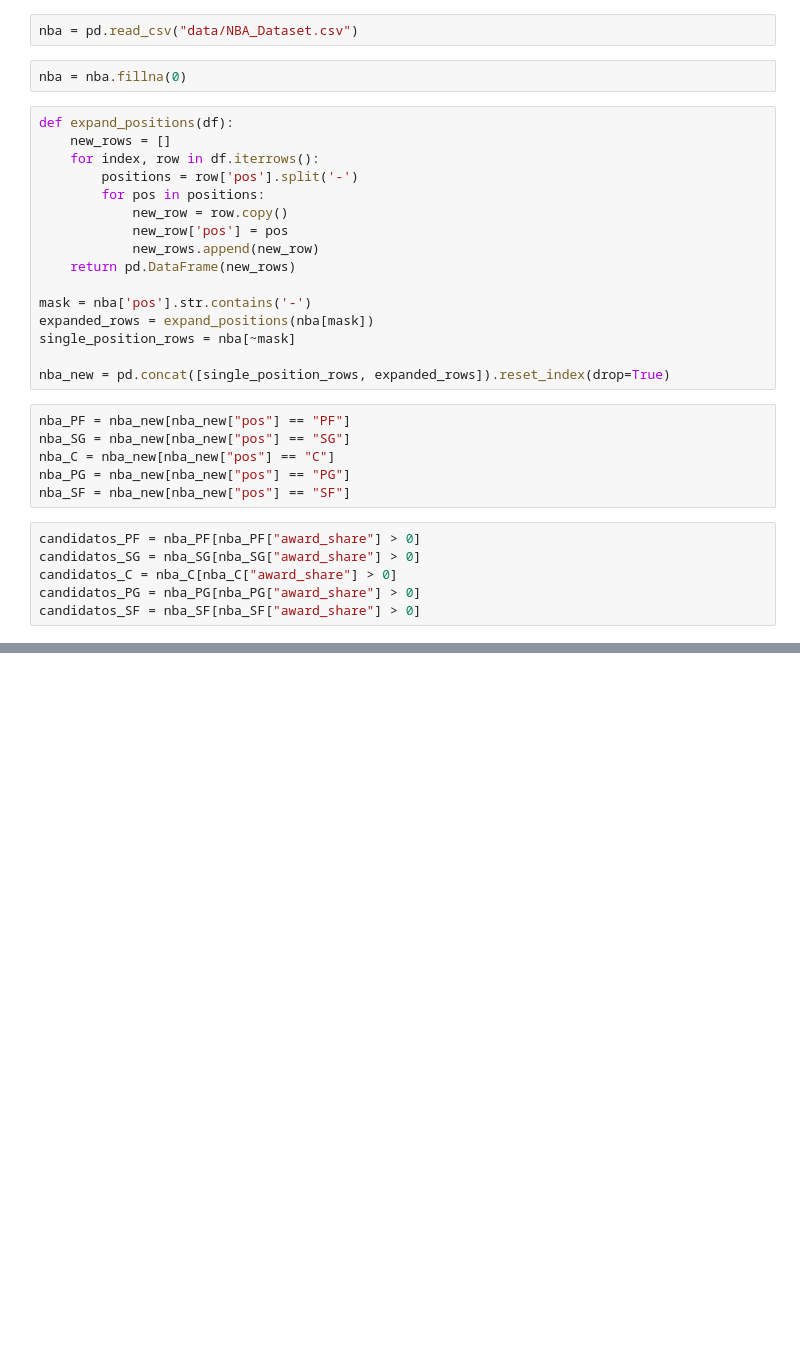
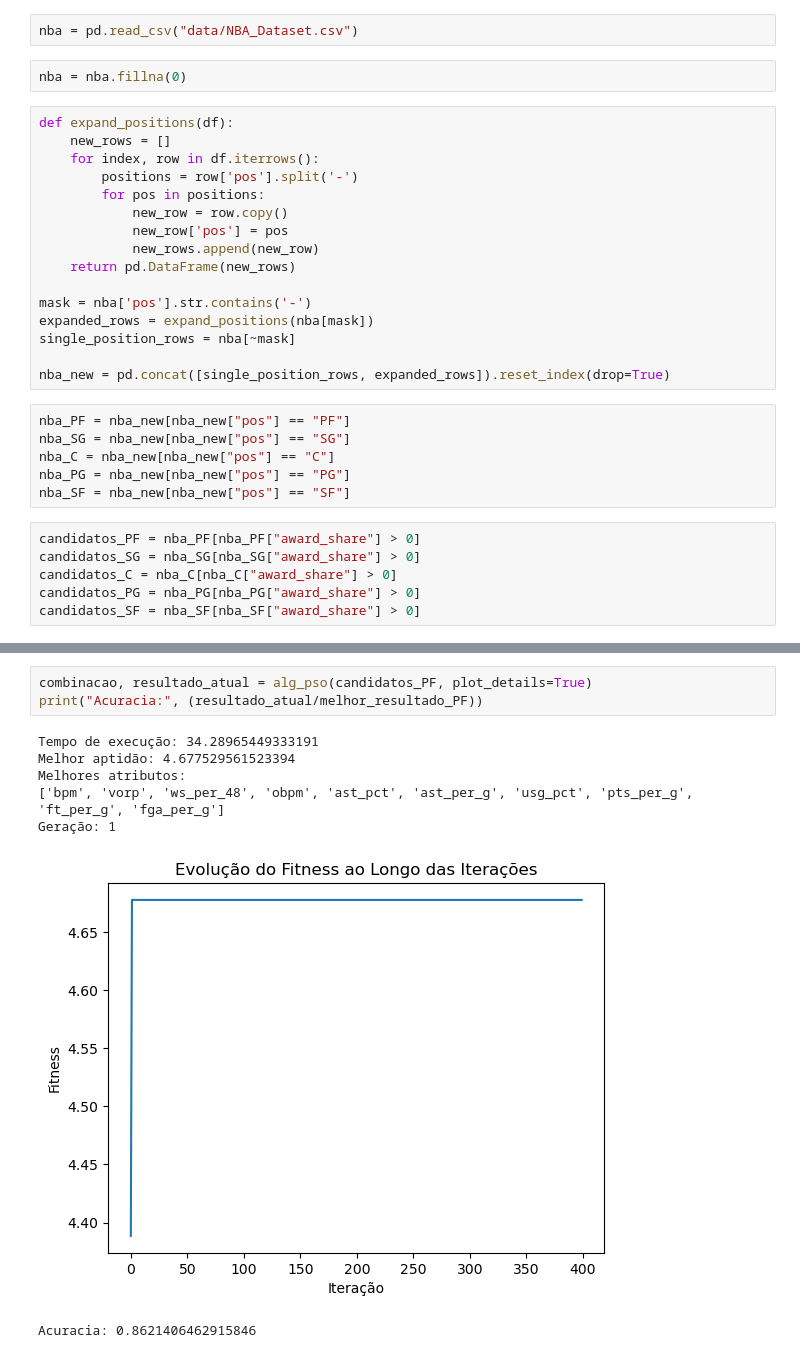
Before and after one commit to luca1-1/comp_evolucionaria, a Jupyter notebook: trabalho.ipynb, the cells around one changed output, grey strips where cells are left out. Drawn from its saved outputs; the diff is of its cells as text; blank space fills up the shorter version.

```diff
--- a/trabalho.ipynb
+++ b/trabalho.ipynb
@@ -230,0 +83,11 @@ Geração: 294
+# %%
+combinacao, resultado_atual = alg_pso(candidatos_PF, plot_details=True)
+print("Acuracia:", (resultado_atual/melhor_resultado_PF))
+# %% [output]
+Tempo de execução: 34.28965449333191
+Melhor aptidão: 4.677529561523394
+Melhores atributos:
+['bpm', 'vorp', 'ws_per_48', 'obpm', 'ast_pct', 'ast_per_g', 'usg_pct', 'pts_per_g', 'ft_per_g', 'fga_per_g']
+Geração: 1
+[figure, added]
+Acuracia: 0.8621406462915846
```
Also changed, not shown: parts of 109 cells of this notebook, 4 other files.
